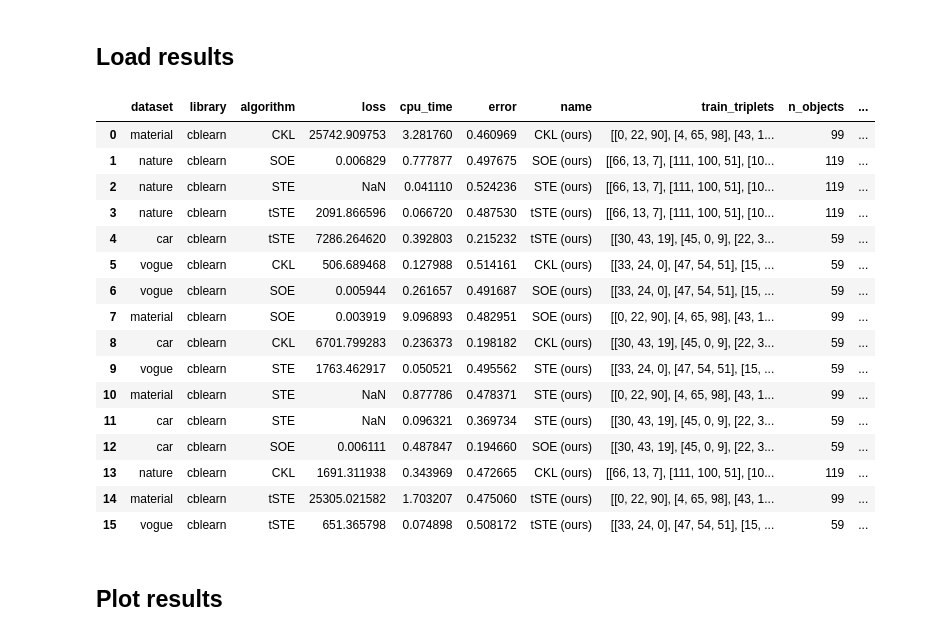
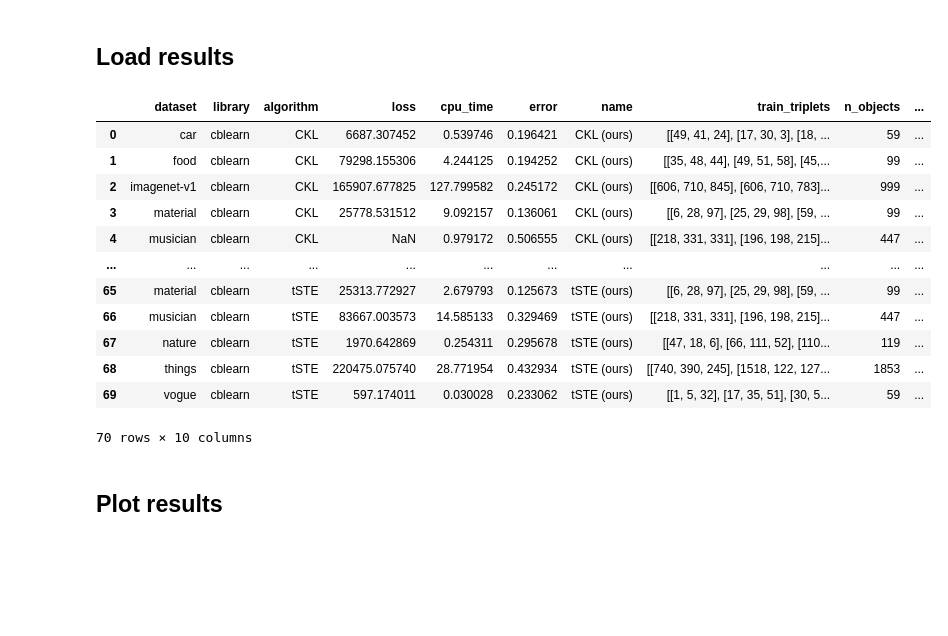
Before and after one commit to cblearn/cblearn-benchmark, a Jupyter notebook: scripts/plot_results.ipynb, the cells around one changed output. Saved outputs shown, nothing was run; the diff lists cells and outputs as text; code cells hidden in the pictures; blank space fills up the shorter version.

```diff
--- a/scripts/plot_results.ipynb
+++ b/scripts/plot_results.ipynb
@@ -57,37 +57,33 @@ plt.show()
 # %%
 results = []
 for r in Path('../results').glob('*.json'):
     with r.open('r') as f:
         d = json.load(f)
-    d['error'] = query_error(data.loc['car', 'train_triplets'], d['embedding'])
+    d['error'] = query_error(data.loc[d['dataset'], 'train_triplets'], d['embedding'])
     del d['embedding']
     if d['library'] == 'cblearn':
         d['name'] = f"{d['algorithm']} (ours)"
     else:
         d['name'] = f"{d['algorithm']}"
     results.append(d)
 
 results = pd.DataFrame.from_records(results)
 results = results.join(data, on='dataset')
 results
 # %% [output]
 |  | dataset | library | algorithm | loss | cpu_time | error | name | train_triplets | n_objects | ... |
-| 0 | material | cblearn | CKL | 25742.909753 | 3.281760 | 0.460969 | CKL (ours) | [[0, 22, 90], [4, 65, 98], [43, 1... | 99 | ... |
-| 1 | nature | cblearn | SOE | 0.006829 | 0.777877 | 0.497675 | SOE (ours) | [[66, 13, 7], [111, 100, 51], [10... | 119 | ... |
-| 2 | nature | cblearn | STE | NaN | 0.041110 | 0.524236 | STE (ours) | [[66, 13, 7], [111, 100, 51], [10... | 119 | ... |
-| 3 | nature | cblearn | tSTE | 2091.866596 | 0.066720 | 0.487530 | tSTE (ours) | [[66, 13, 7], [111, 100, 51], [10... | 119 | ... |
-| 4 | car | cblearn | tSTE | 7286.264620 | 0.392803 | 0.215232 | tSTE (ours) | [[30, 43, 19], [45, 0, 9], [22, 3... | 59 | ... |
-| 5 | vogue | cblearn | CKL | 506.689468 | 0.127988 | 0.514161 | CKL (ours) | [[33, 24, 0], [47, 54, 51], [15, ... | 59 | ... |
-| 6 | vogue | cblearn | SOE | 0.005944 | 0.261657 | 0.491687 | SOE (ours) | [[33, 24, 0], [47, 54, 51], [15, ... | 59 | ... |
-| 7 | material | cblearn | SOE | 0.003919 | 9.096893 | 0.482951 | SOE (ours) | [[0, 22, 90], [4, 65, 98], [43, 1... | 99 | ... |
-| 8 | car | cblearn | CKL | 6701.799283 | 0.236373 | 0.198182 | CKL (ours) | [[30, 43, 19], [45, 0, 9], [22, 3... | 59 | ... |
-| 9 | vogue | cblearn | STE | 1763.462917 | 0.050521 | 0.495562 | STE (ours) | [[33, 24, 0], [47, 54, 51], [15, ... | 59 | ... |
-| 10 | material | cblearn | STE | NaN | 0.877786 | 0.478371 | STE (ours) | [[0, 22, 90], [4, 65, 98], [43, 1... | 99 | ... |
-| 11 | car | cblearn | STE | NaN | 0.096321 | 0.369734 | STE (ours) | [[30, 43, 19], [45, 0, 9], [22, 3... | 59 | ... |
-| 12 | car | cblearn | SOE | 0.006111 | 0.487847 | 0.194660 | SOE (ours) | [[30, 43, 19], [45, 0, 9], [22, 3... | 59 | ... |
-| 13 | nature | cblearn | CKL | 1691.311938 | 0.343969 | 0.472665 | CKL (ours) | [[66, 13, 7], [111, 100, 51], [10... | 119 | ... |
-| 14 | material | cblearn | tSTE | 25305.021582 | 1.703207 | 0.475060 | tSTE (ours) | [[0, 22, 90], [4, 65, 98], [43, 1... | 99 | ... |
-| 15 | vogue | cblearn | tSTE | 651.365798 | 0.074898 | 0.508172 | tSTE (ours) | [[33, 24, 0], [47, 54, 51], [15, ... | 59 | ... |
+| 0 | car | cblearn | CKL | 6687.307452 | 0.539746 | 0.196421 | CKL (ours) | [[49, 41, 24], [17, 30, 3], [18, ... | 59 | ... |
+| 1 | food | cblearn | CKL | 79298.155306 | 4.244125 | 0.194252 | CKL (ours) | [[35, 48, 44], [49, 51, 58], [45,... | 99 | ... |
+| 2 | imagenet-v1 | cblearn | CKL | 165907.677825 | 127.799582 | 0.245172 | CKL (ours) | [[606, 710, 845], [606, 710, 783]... | 999 | ... |
+| 3 | material | cblearn | CKL | 25778.531512 | 9.092157 | 0.136061 | CKL (ours) | [[6, 28, 97], [25, 29, 98], [59, ... | 99 | ... |
+| 4 | musician | cblearn | CKL | NaN | 0.979172 | 0.506555 | CKL (ours) | [[218, 331, 331], [196, 198, 215]... | 447 | ... |
+| ... | ... | ... | ... | ... | ... | ... | ... | ... | ... | ... |
+| 65 | material | cblearn | tSTE | 25313.772927 | 2.679793 | 0.125673 | tSTE (ours) | [[6, 28, 97], [25, 29, 98], [59, ... | 99 | ... |
+| 66 | musician | cblearn | tSTE | 83667.003573 | 14.585133 | 0.329469 | tSTE (ours) | [[218, 331, 331], [196, 198, 215]... | 447 | ... |
+| 67 | nature | cblearn | tSTE | 1970.642869 | 0.254311 | 0.295678 | tSTE (ours) | [[47, 18, 6], [66, 111, 52], [110... | 119 | ... |
+| 68 | things | cblearn | tSTE | 220475.075740 | 28.771954 | 0.432934 | tSTE (ours) | [[740, 390, 245], [1518, 122, 127... | 1853 | ... |
+| 69 | vogue | cblearn | tSTE | 597.174011 | 0.030028 | 0.233062 | tSTE (ours) | [[1, 5, 32], [17, 35, 51], [30, 5... | 59 | ... |
+70 rows × 10 columns
 # %% [markdown]
 ## Plot results
 # %%
```
Also changed, not shown: parts of 4 cells of this notebook, 10 other files.
